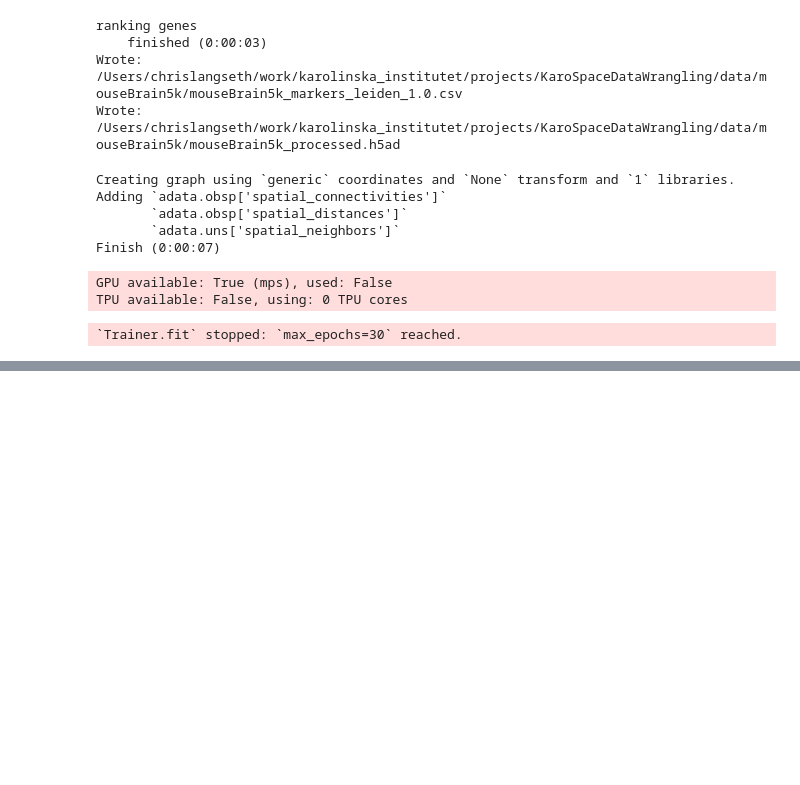
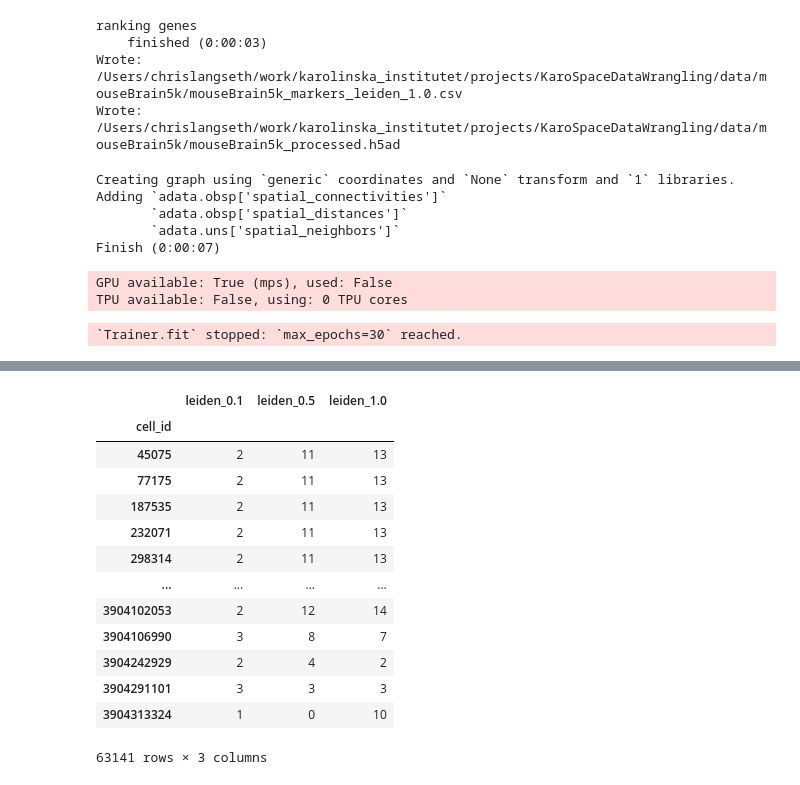
Before and after one commit to christoffermattssonlangseth/KaroSpaceDataWrangling, a Jupyter notebook: notebooks/mouseBrain5k.ipynb, the cells around one changed output, grey strips where cells are left out. Saved outputs shown, nothing was run; the diff lists cells and outputs as text; code cells hidden in the pictures; blank space fills up the shorter version.

```diff
--- a/notebooks/mouseBrain5k.ipynb
+++ b/notebooks/mouseBrain5k.ipynb
@@ -512,0 +525,17 @@ spatial_utils.plot_spatial_compact_fast(
+# %%
+adata.obs[['leiden_0.1', 'leiden_0.5', 'leiden_1.0']]
+# %% [output]
+|  | leiden_0.1 | leiden_0.5 | leiden_1.0 |
+| cell_id |  |  |  |
+| 45075 | 2 | 11 | 13 |
+| 77175 | 2 | 11 | 13 |
+| 187535 | 2 | 11 | 13 |
+| 232071 | 2 | 11 | 13 |
+| 298314 | 2 | 11 | 13 |
+| ... | ... | ... | ... |
+| 3904102053 | 2 | 12 | 14 |
+| 3904106990 | 3 | 8 | 7 |
+| 3904242929 | 2 | 4 | 2 |
+| 3904291101 | 3 | 3 | 3 |
+| 3904313324 | 1 | 0 | 10 |
+63141 rows × 3 columns
```
Also changed, not shown: parts of 11 cells of this notebook, 3 other files.
